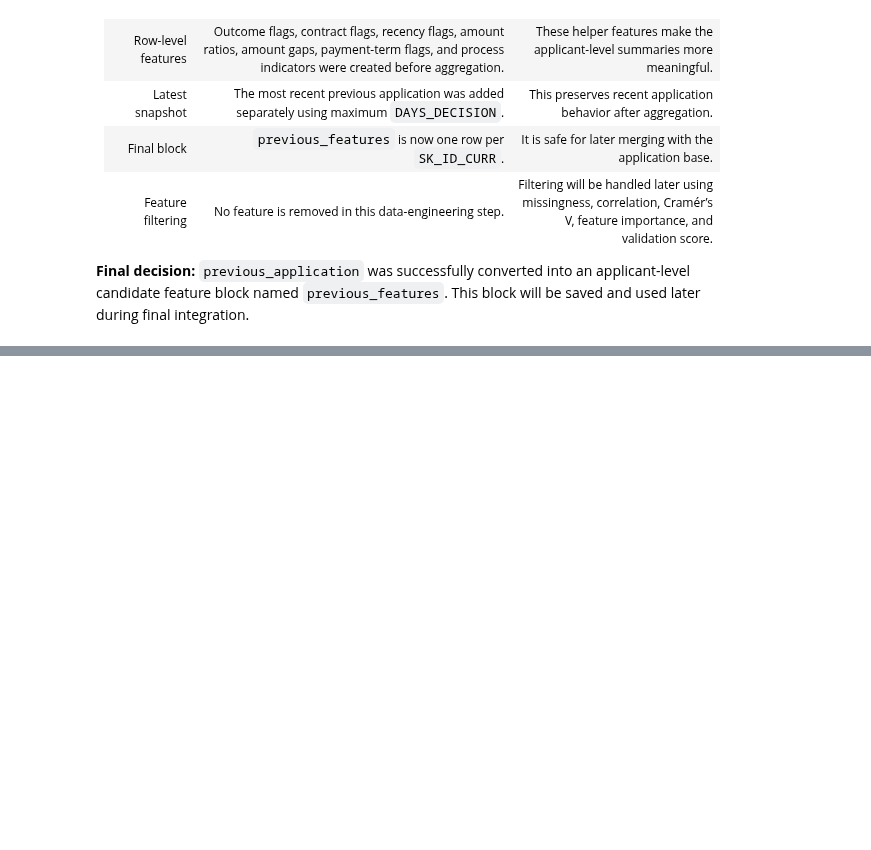
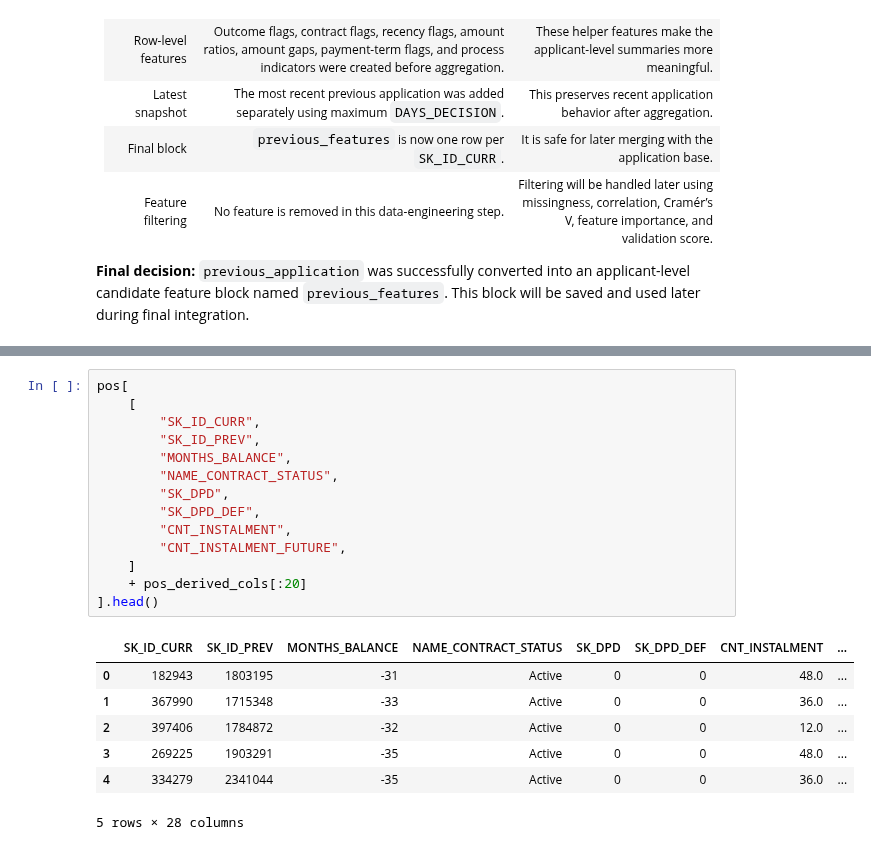
Before and after one commit to kawsar07ahmmed0712-rgb/Credit_Default_Risk, a Jupyter notebook: Notebook/1.Data_Integration.ipynb, the cells around one changed output, grey strips where cells are left out. Cells and saved outputs as stored; diff of their text form; blank space fills up the shorter version.

```diff
--- a/Notebook/1.Data_Integration.ipynb
+++ b/Notebook/1.Data_Integration.ipynb
@@ -2599,0 +3092,22 @@ previous_feature_missing_info.head(30)
+# %%
+pos[
+    [
+        "SK_ID_CURR",
+        "SK_ID_PREV",
+        "MONTHS_BALANCE",
+        "NAME_CONTRACT_STATUS",
+        "SK_DPD",
+        "SK_DPD_DEF",
+        "CNT_INSTALMENT",
+        "CNT_INSTALMENT_FUTURE",
+    ]
+    + pos_derived_cols[:20]
+].head()
+# %% [output]
+|  | SK_ID_CURR | SK_ID_PREV | MONTHS_BALANCE | NAME_CONTRACT_STATUS | SK_DPD | SK_DPD_DEF | CNT_INSTALMENT | ... |
+| 0 | 182943 | 1803195 | -31 | Active | 0 | 0 | 48.0 | ... |
+| 1 | 367990 | 1715348 | -33 | Active | 0 | 0 | 36.0 | ... |
+| 2 | 397406 | 1784872 | -32 | Active | 0 | 0 | 12.0 | ... |
+| 3 | 269225 | 1903291 | -35 | Active | 0 | 0 | 48.0 | ... |
+| 4 | 334279 | 2341044 | -35 | Active | 0 | 0 | 36.0 | ... |
+5 rows × 28 columns
```
Also changed, not shown: parts of 22 cells of this notebook.
